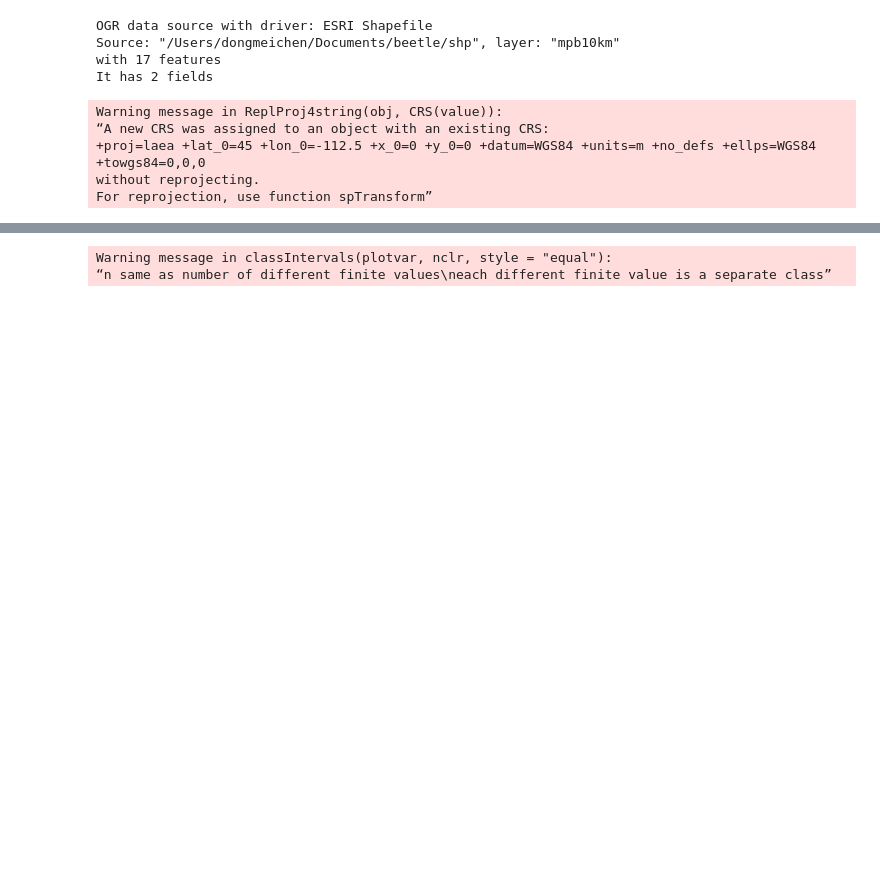
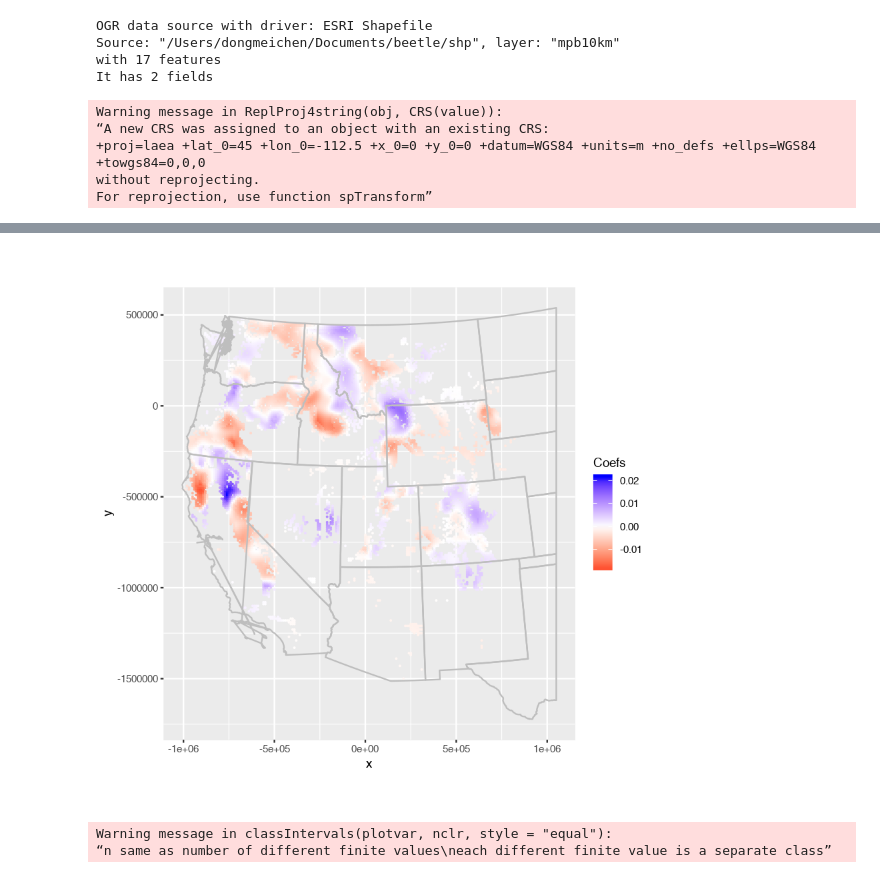
Before and after one commit to dongmeic/suppression, a Jupyter notebook: R/gwr_cluster_analysis.ipynb, the cells around one changed output, grey strips where cells are left out. Saved outputs shown, nothing was run; the diff lists cells and outputs as text; code cells hidden in the pictures; blank space fills up the shorter version.

```diff
--- a/R/gwr_cluster_analysis.ipynb
+++ b/R/gwr_cluster_analysis.ipynb
@@ -206,0 +244,6 @@ Warning message:
+# %%
+gwr.pt <- ggplot(data.gwr, aes(x=x,y=y))+geom_point(aes(colour=results$summerP0), size=0.05)+
+  scale_colour_gradient2(low = "red", mid = "white", high = "blue", midpoint = 0, space = "rgb",
+                         na.value = "grey50", guide = "colourbar", guide_legend(title="Coefs"))
+gwr.pt+geom_path(data=mpb10km_lines,aes(long, lat, group=id), colour="grey")+coord_equal()
+# %% [output]
@@ -207,3 +252,4 @@ Warning message:
+[figure, added]
 # %%
 plotvar <- fit$cluster
 class <- classIntervals(plotvar, nclr, style="equal")
```
Also changed, not shown: parts of 23 cells of this notebook, 2 other files.
